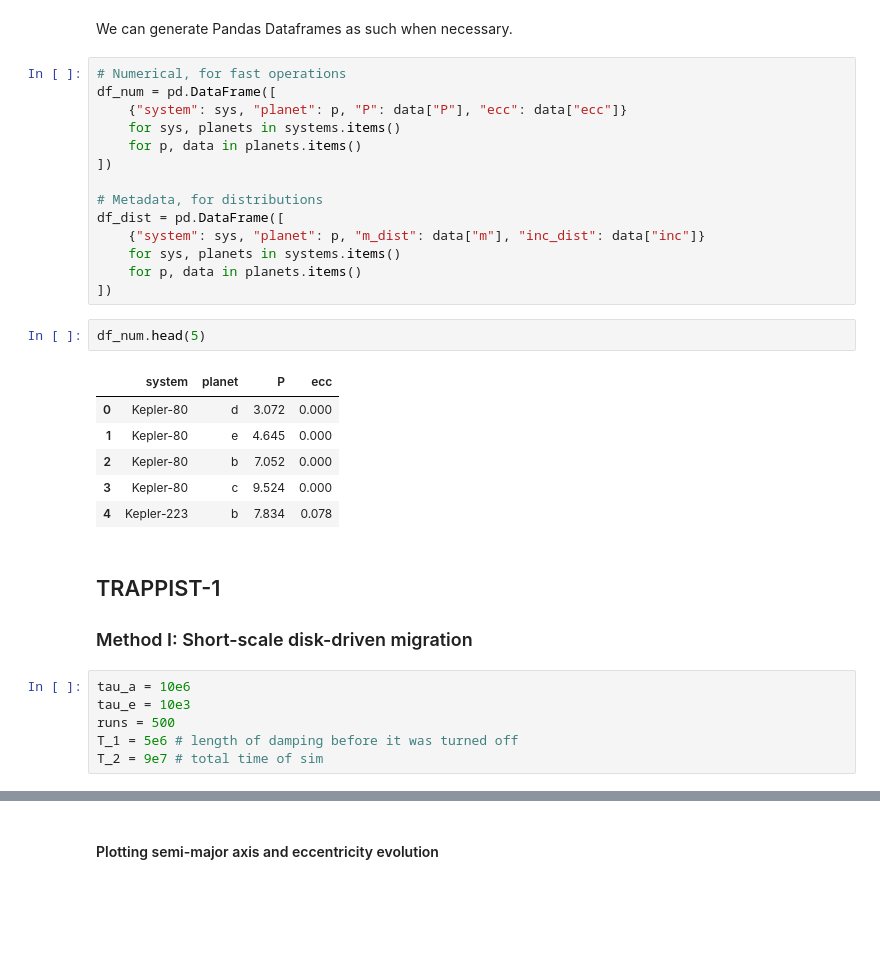
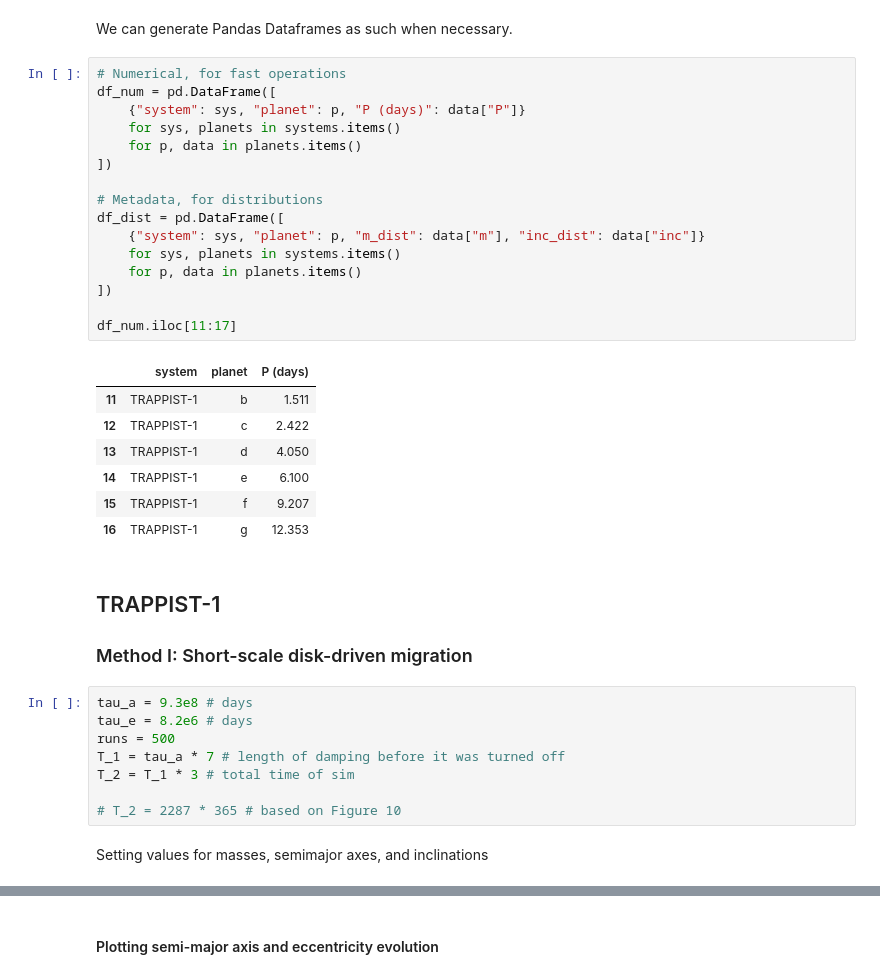
Before and after one commit to dchen10Git/uchi-exoplanets-2025, a Jupyter notebook: macdonald.ipynb, the cells around one changed output, grey strips where cells are left out. Cells and saved outputs as stored; diff of their text form; blank space fills up the shorter version.

```diff
--- a/macdonald.ipynb
+++ b/macdonald.ipynb
@@ -218,33 +220,38 @@ We can generate Pandas Dataframes as such when necessary.
 # %%
 # Numerical, for fast operations
 df_num = pd.DataFrame([
-    {"system": sys, "planet": p, "P": data["P"], "ecc": data["ecc"]}
+    {"system": sys, "planet": p, "P (days)": data["P"]}
     for sys, planets in systems.items()
     for p, data in planets.items()
 ])
 
 # Metadata, for distributions
 df_dist = pd.DataFrame([
     {"system": sys, "planet": p, "m_dist": data["m"], "inc_dist": data["inc"]}
     for sys, planets in systems.items()
     for p, data in planets.items()
 ])
+
+df_num.iloc[11:17]
+# %% [output]
+|  | system | planet | P (days) |
+| 11 | TRAPPIST-1 | b | 1.511 |
+| 12 | TRAPPIST-1 | c | 2.422 |
+| 13 | TRAPPIST-1 | d | 4.050 |
+| 14 | TRAPPIST-1 | e | 6.100 |
+| 15 | TRAPPIST-1 | f | 9.207 |
+| 16 | TRAPPIST-1 | g | 12.353 |
-# %%
-df_num.head(5)
-# %% [output]
-|  | system | planet | P | ecc |
-| 0 | Kepler-80 | d | 3.072 | 0.000 |
-| 1 | Kepler-80 | e | 4.645 | 0.000 |
-| 2 | Kepler-80 | b | 7.052 | 0.000 |
-| 3 | Kepler-80 | c | 9.524 | 0.000 |
-| 4 | Kepler-223 | b | 7.834 | 0.078 |
 # %% [markdown]
 ## TRAPPIST-1
 ### Method I: Short-scale disk-driven migration
 # %%
-tau_a = 10e6
-tau_e = 10e3
+tau_a = 9.3e8 # days
+tau_e = 8.2e6 # days
 runs = 500
-T_1 = 5e6 # length of damping before it was turned off
-T_2 = 9e7 # total time of sim
+T_1 = tau_a * 7 # length of damping before it was turned off
+T_2 = T_1 * 3 # total time of sim
+
+# T_2 = 2287 * 365 # based on Figure 10
+# %% [markdown]
+Setting values for masses, semimajor axes, and inclinations
 # %%
```
Also changed, not shown: parts of 7 cells of this notebook, 1 other file.
